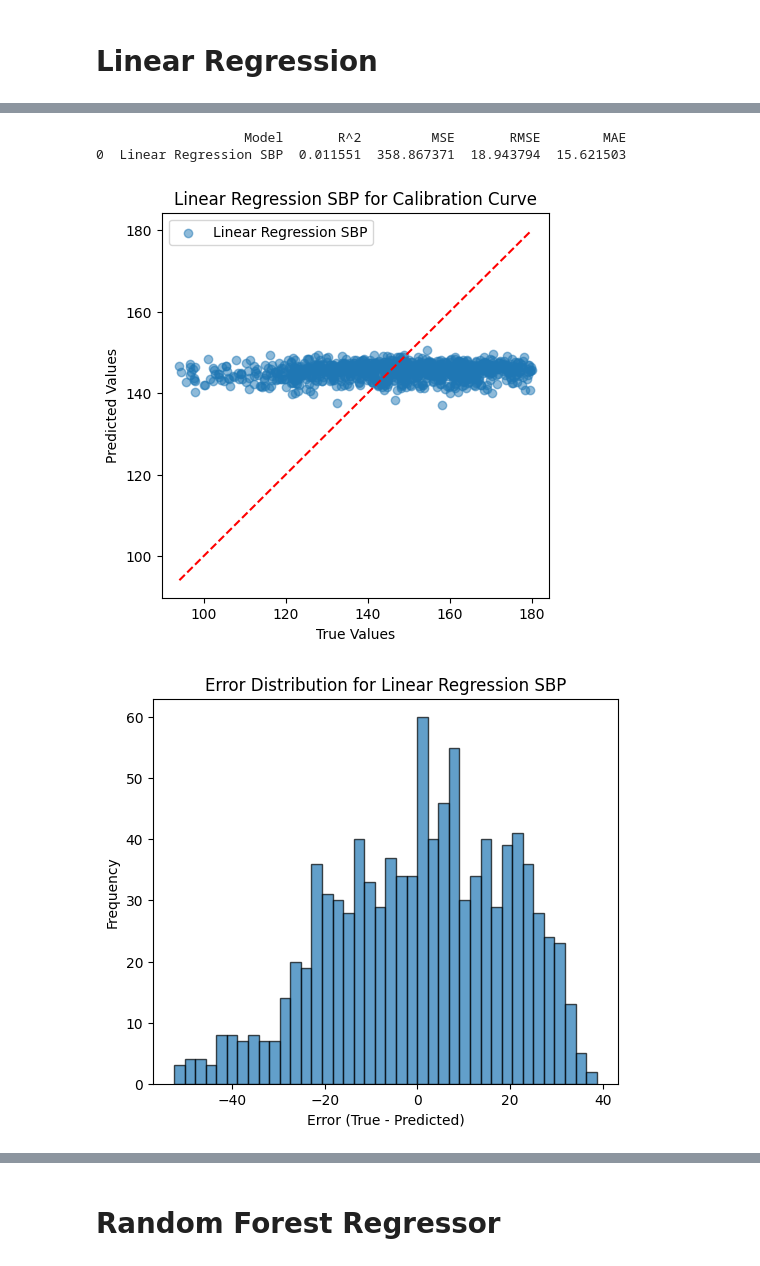
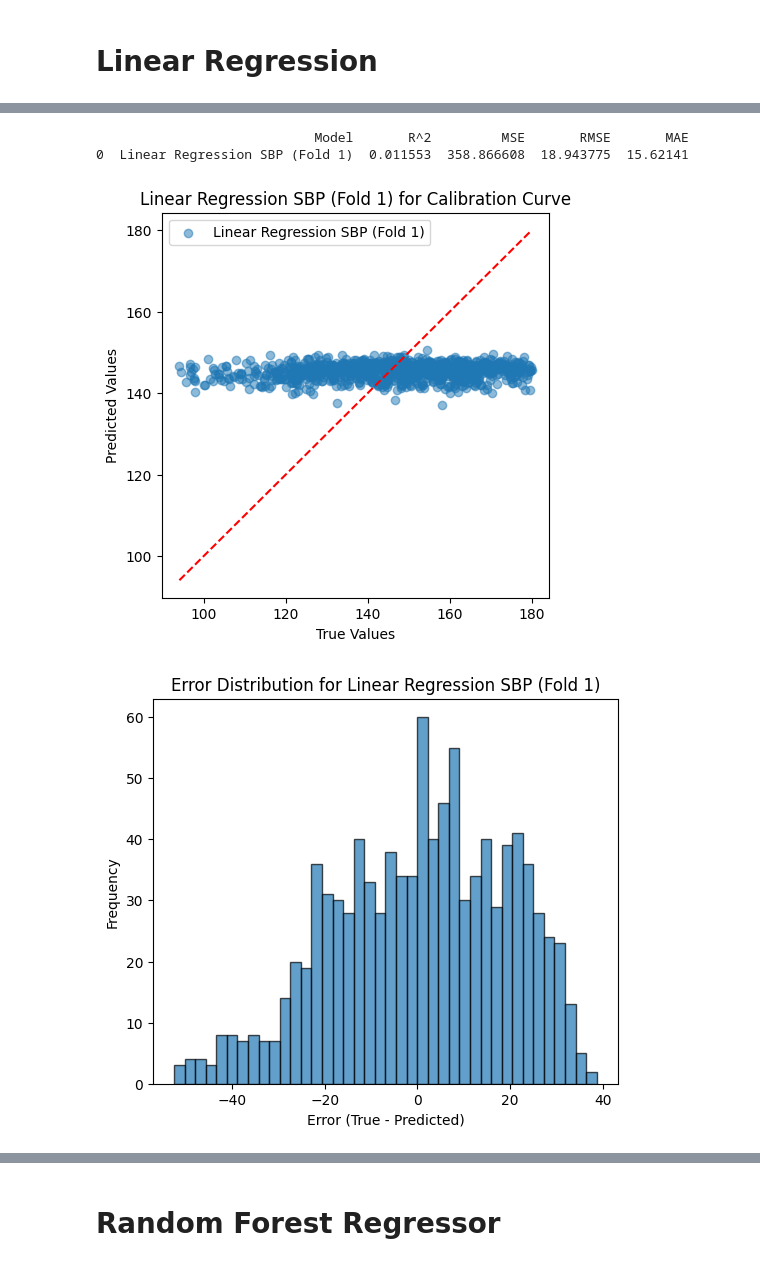
Before and after one commit to AniruthAnanth/CuffLessBloodPressureEstimation, a Jupyter notebook: main.ipynb, the cells around one changed output, grey strips where cells are left out. Drawn from its saved outputs; the diff is of its cells as text; code cells hidden in the pictures.

```diff
--- a/main.ipynb
+++ b/main.ipynb
@@ -38,7 +38,7 @@ plt.close()
 [figure]
 # %%
 import numpy as np
-from sklearn.model_selection import train_test_split
+from sklearn.model_selection import KFold
 from sklearn.preprocessing import StandardScaler
 
 dbp = dataset_df[['DBP']].astype(np.float32)
@@ -57,9 +57,8 @@ dbp_scaled = pd.DataFrame(dbp_scaler.fit_transform(dbp))
 dbp = dbp['DBP']
 sbp = sbp['SBP']
 
-X_train, X_test, X_scaled_train, X_test_scaled, dbp_train, dbp_test, dbp_train_scaled, dbp_test_scaled, sbp_train, sbp_test, sbp_train_scaled, sbp_test_scaled = train_test_split(
-    X, X_scaled, dbp, dbp_scaled, sbp, sbp_scaled, test_size=0.2, random_state=42
-)
+K_FOLDS = 5
+kf = KFold(n_splits=K_FOLDS, shuffle=True, random_state=42)
 # %%
 from sklearn.metrics import r2_score, mean_squared_error, mean_absolute_error
 
@@ -114,11 +162,8 @@ evaluate_regression(dbp_test, dbp_pred_lr, label="Linear Regression DBP")
-# %%
-# Linear Regression for SBP
-lr_sbp = LinearRegression()
-lr_sbp.fit(X_train, sbp_train)
-sbp_pred_lr = lr_sbp.predict(X_test)
-evaluate_regression(sbp_test, sbp_pred_lr, label="Linear Regression SBP")
-# %% [output]
-                   Model       R^2         MSE       RMSE        MAE
-0  Linear Regression SBP  0.011551  358.867371  18.943794  15.621503
-[figure, removed]
-[figure, removed]
+# %%
+# SBP
+cross_val_regression(LinearRegression, X.values, sbp.values, label="Linear Regression SBP", plot=True)
+# %% [output]
+                            Model       R^2         MSE       RMSE       MAE
+0  Linear Regression SBP (Fold 1)  0.011553  358.866608  18.943775  15.62141
+[figure, added]
+[figure, added]
```
Also changed, not shown: parts of 33 cells of this notebook.
